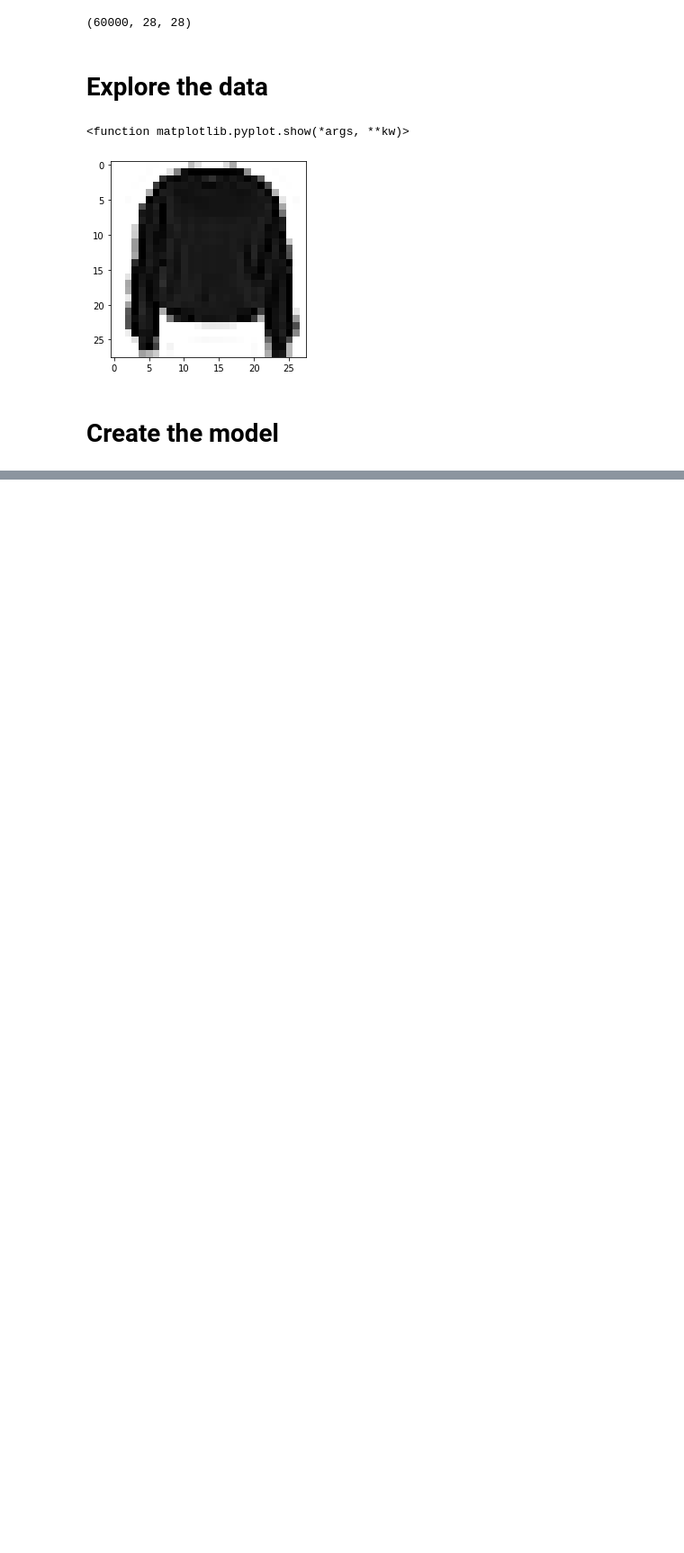
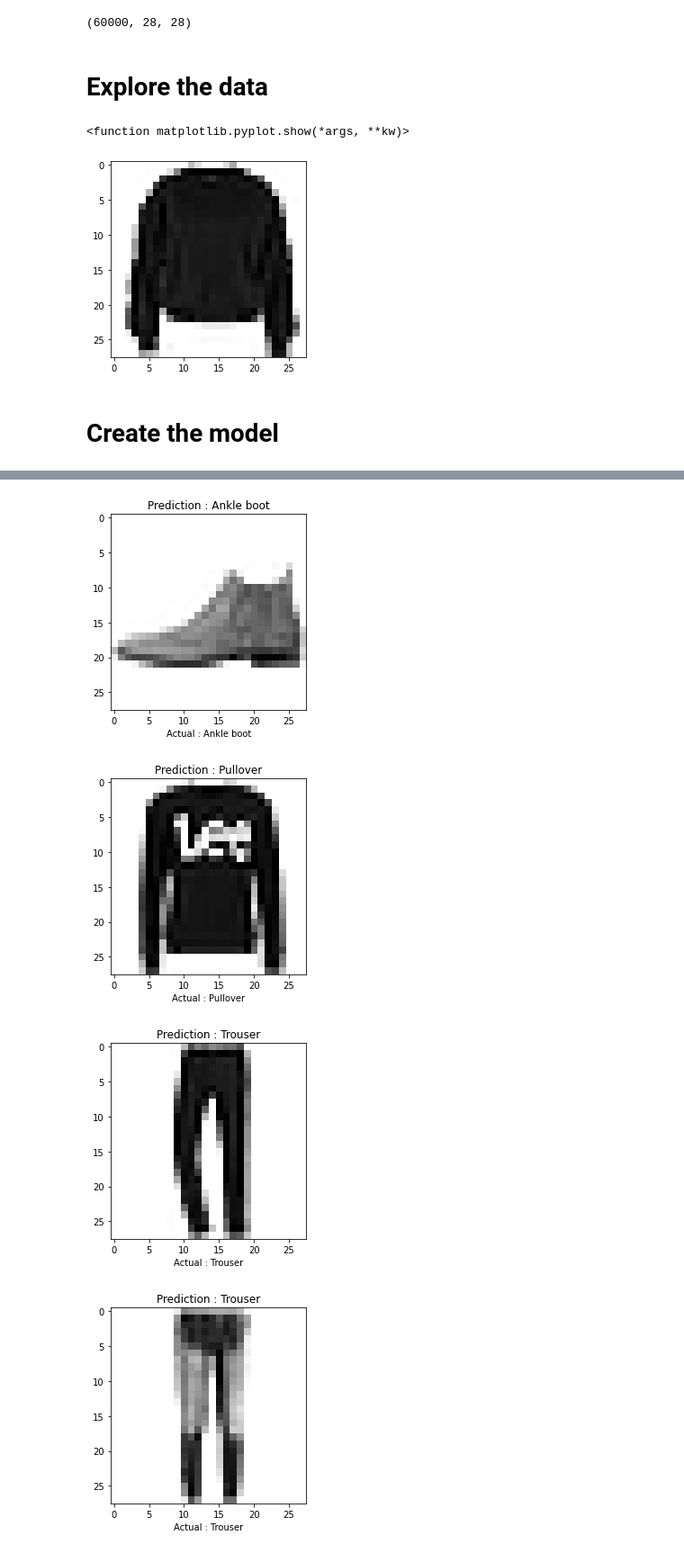
Before and after one commit to charaf19/Basic-classification-Classify-images-of-clothing, a Jupyter notebook: Basic_classification_Classify_images_of_clothing.ipynb, the cells around one changed output, grey strips where cells are left out. Shown at 90% size. Saved outputs shown, nothing was run; the diff lists cells and outputs as text; code cells hidden in the pictures; blank space fills up the shorter version.

```diff
--- a/Basic_classification_Classify_images_of_clothing.ipynb
+++ b/Basic_classification_Classify_images_of_clothing.ipynb
@@ -41,5 +53,5 @@ model = keras.Sequential([
     ])
 model.compile(optimizer='adam',loss='sparse_categorical_crossentropy',metrics=['accuracy'])
 
-model.fit(train_images,train_labels,epochs=6)
+model.fit(train_images,train_labels,epochs=5)
 # %% [output]
@@ -68,0 +79,13 @@ test loss : 0.5671061277389526
+# %%
+prediction = model.predict(test_images)
+for i in range(5):
+  plt.grid(False)
+  plt.imshow(test_images[i],cmap=plt.cm.binary)
+  plt.xlabel(f'Actual : {class_names[test_labels[i]]}' )
+  plt.title('Prediction : ' + class_names[np.argmax(prediction[i])] )
+  plt.show()
+# %% [output]
+[figure, added]
+[figure, added]
+[figure, added]
+[figure, added]
```
Also changed, not shown: parts of 6 cells of this notebook.
